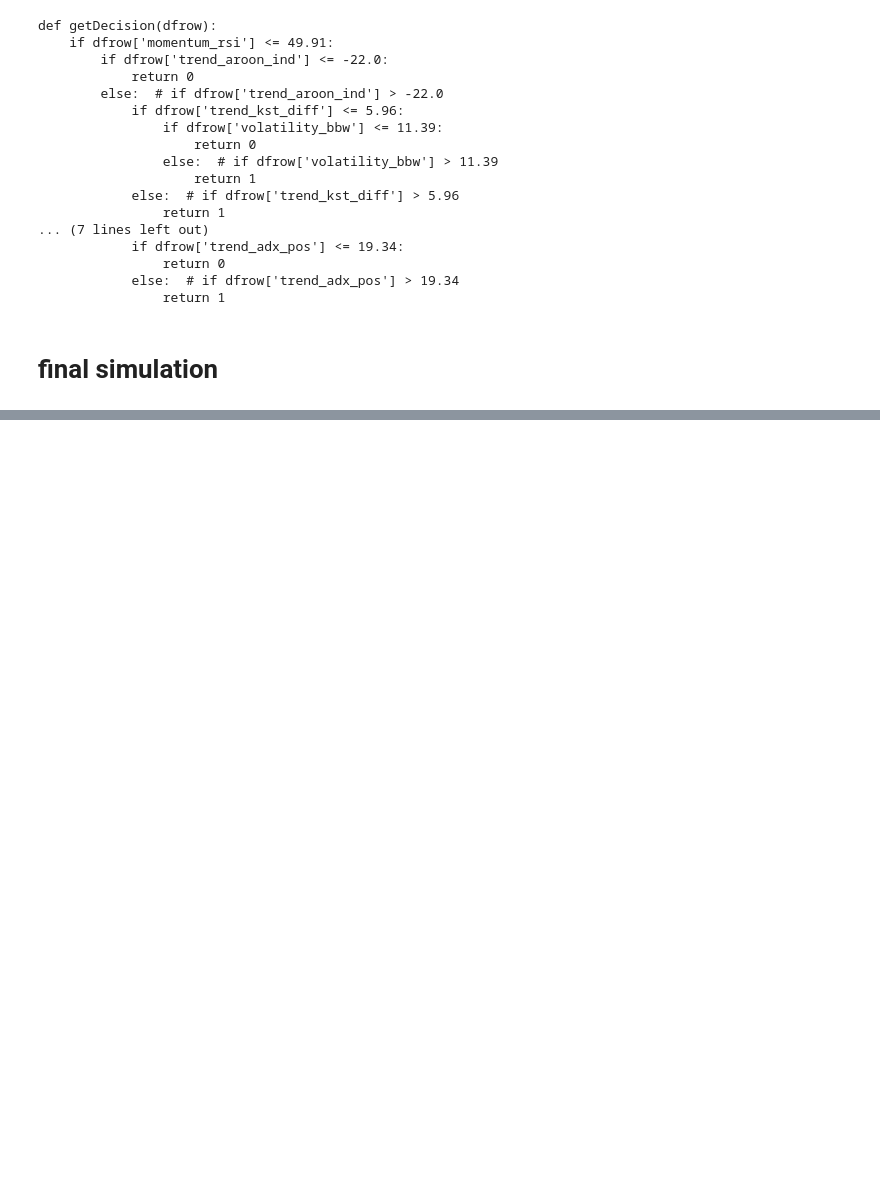
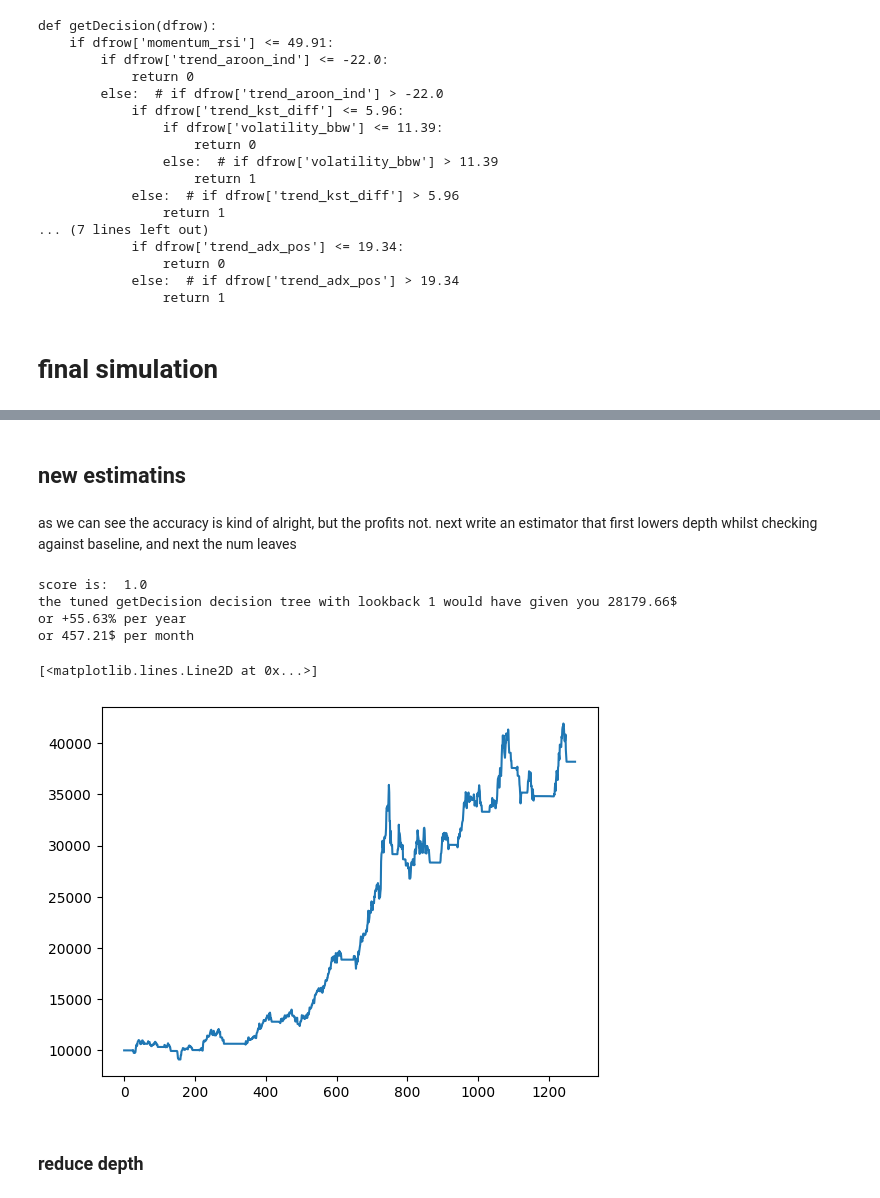
Before and after one commit to JustinGuese/tradingbot22-tradingbots, a Jupyter notebook: jupyternotebooks/correlations.ipynb, the cells around one changed output, grey strips where cells are left out. Drawn from its saved outputs; the diff is of its cells as text; code cells hidden in the pictures; blank space fills up the shorter version.

```diff
--- a/jupyternotebooks/correlations.ipynb
+++ b/jupyternotebooks/correlations.ipynb
@@ -560,6 +560,6 @@ bigDf = bot.getTrend(bigDf)
 # %%
 # for this use the whole data
-X, Y = bigDf.drop(["signal", "ticker"], axis = 1).fillna(method="bfill").fillna(0), bigDf["signal"]
+X, Y = df.drop(["signal", "ticker"], axis = 1).fillna(method="bfill").fillna(0), bigDf["signal"]
 # %%
 # free decision tree has: 0.89
 for depth in [100,20,15,10,5,3,2]:
@@ -872,0 +873,67 @@ or 79.79$ per month
+# %% [markdown]
+## new estimatins
+# %% [markdown]
+as we can see the accuracy is kind of alright, but the profits not.
+next write an estimator that first lowers depth whilst checking against baseline, and next the num leaves
+# %%
+def oneRun(model):
+    preds = model.predict(X)
+    # print("the predictions are: ", np.unique(preds, return_counts=True))
+    bestLookback = -1
+    bestLookbackWin = -9999
+    bestLookbackPortfolio = []
+    for lookback in [1]: # range(0, 5):
+        money = startMoney
+        nrStocks = 0
+        portfolio = []
+        for i in range(lookback, len(df)):
+            prednow = np.median(preds[i-lookback:i])
+            # "translate" 0 to -1 like we did it before
+            if prednow == 0:
+                prednow = -1
+            # print("prednow is, " , prednow)
+            # prednow = preds[i]
+            if prednow == 1 and nrStocks == 0 and money > 10:
+                # buy
+                howmany = money / df.iloc[i]["adj_close"] * .99
+                cost = howmany * df.iloc[i]["adj_close"] * (1 + COMMISSION)
+                money -= cost
+                nrStocks += howmany
+            elif prednow == -1 and nrStocks > 0:
+                money += nrStocks * df.iloc[i]["adj_close"] * (1 - COMMISSION)
+                nrStocks = 0
+            portfolio.append(money + nrStocks * df.iloc[i]["adj_close"])
+        # last day sell
+        money += nrStocks * df.iloc[-1]["adj_close"] * (1 - COMMISSION)
+        win = money - startMoney
+        if win > bestLookbackWin:
+            bestLookback = lookback
+            bestLookbackWin = win
+            bestLookbackPortfolio = portfolio
+    return bestLookbackWin, bestLookback, bestLookbackPortfolio
+## try it with a "blank" model
+clf = tree.DecisionTreeClassifier()
+clf.fit(X, Y)
+scr = clf.score(X, Y)
+print("score is: ", scr)
+bestLookbackWin, bestLookback, bestLookbackPortfolio = oneRun(clf)
+print("the tuned getDecision decision tree with lookback %d would have given you %.2f$" % (bestLookback, bestLookbackWin))
+days = (df.index[-1] - df.index[0]).days
+winPct = bestLookbackWin / startMoney * 100
+winPctYear = winPct / days * 365
+print("or +%.2f%% per year" % winPctYear)
+winPerMonth = bestLookbackWin / days * 30
+print("or %.2f$ per month" % winPerMonth)
+plt.plot(bestLookbackPortfolio)
+
+# just holding would have given you 6582.50$
+# or 106.86$ per month
+# %% [output]
+score is:  1.0
+the tuned getDecision decision tree with lookback 1 would have given you 28179.66$
+or +55.63% per year
+or 457.21$ per month
+[<matplotlib.lines.Line2D at 0x...>]
+[figure, added]
+# %% [markdown]
+### reduce depth
```
Also changed, not shown: parts of 8 cells of this notebook.
